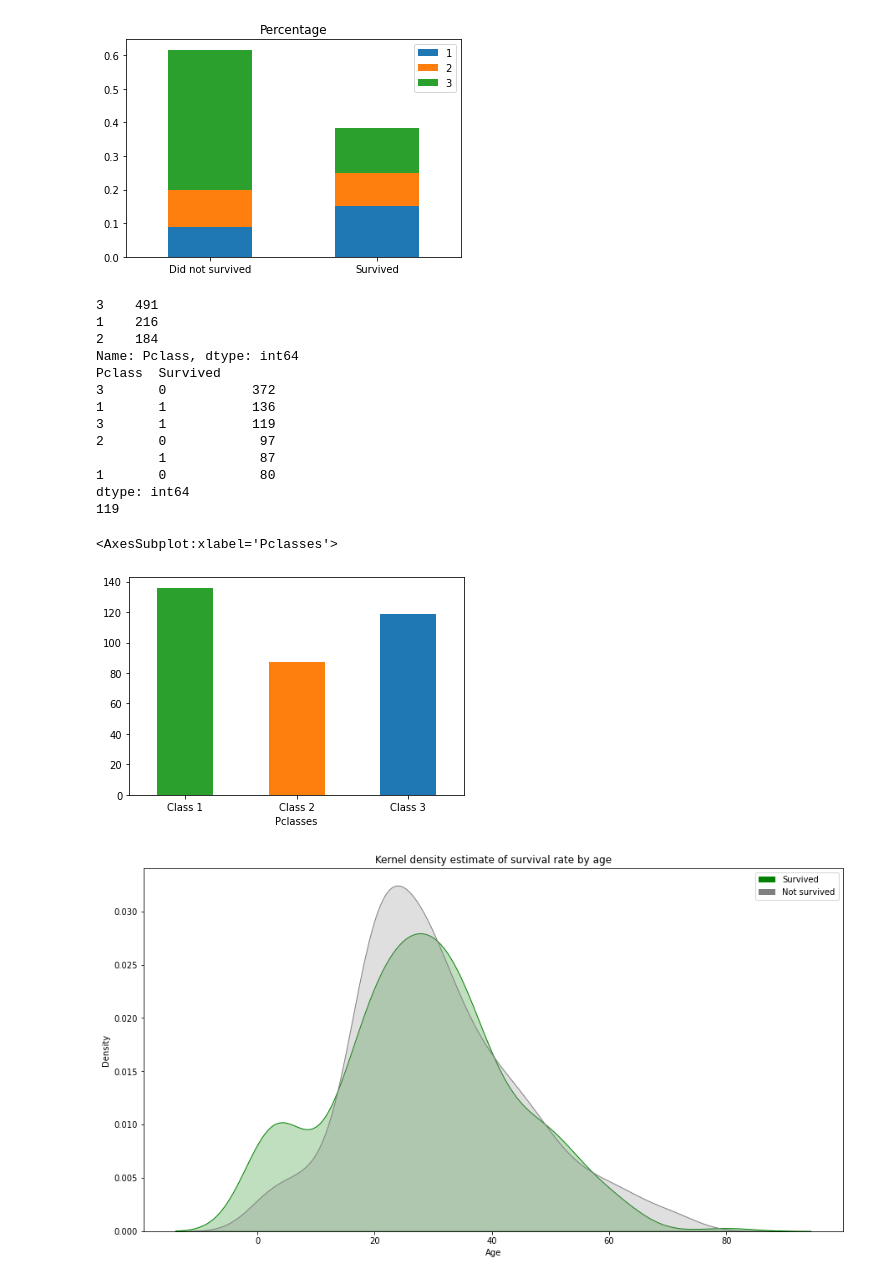
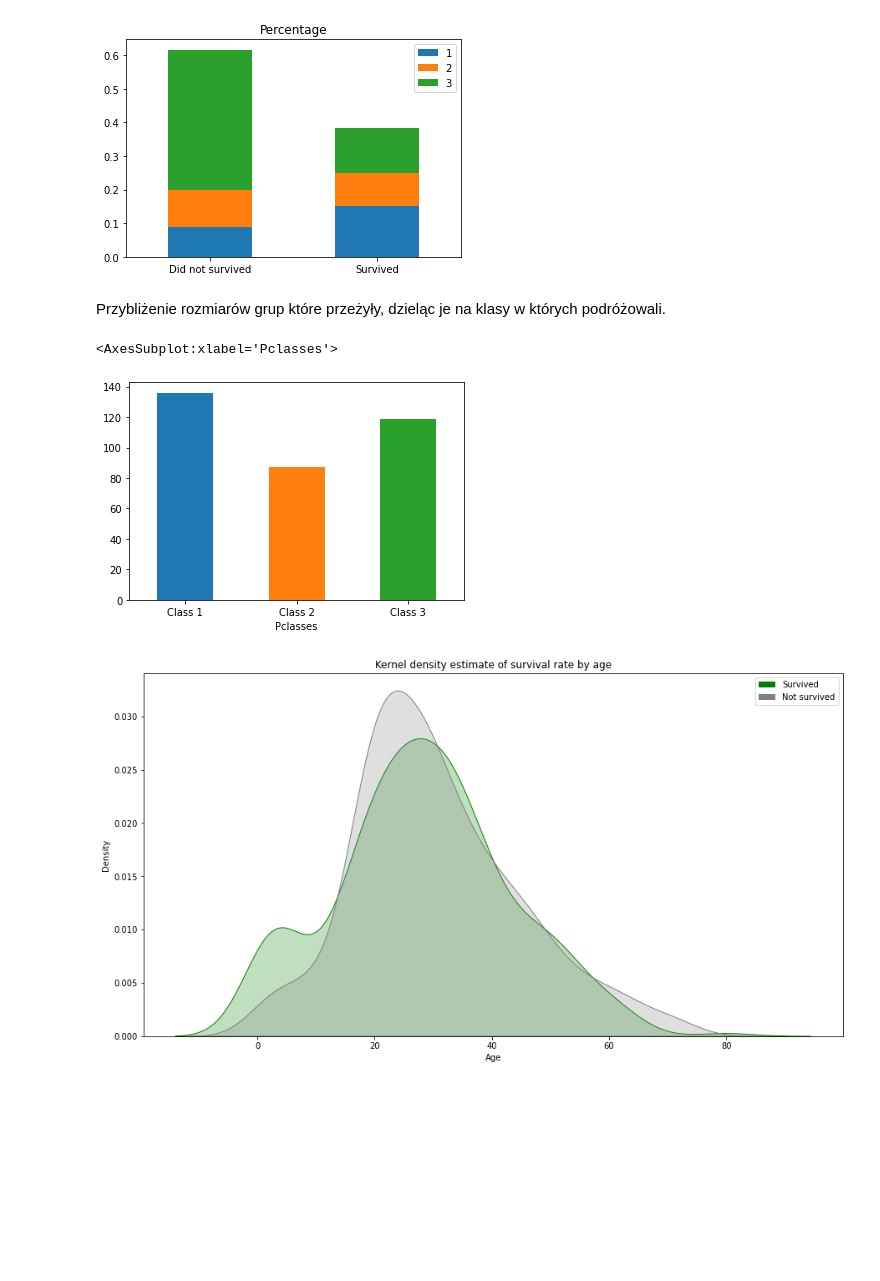
Before and after one commit to Physalium/PUMTitanic, a Jupyter notebook: titanicML.ipynb, the cells around one changed output. Drawn from its saved outputs; the diff is of its cells as text; code cells hidden in the pictures; blank space fills up the shorter version.

```diff
--- a/titanicML.ipynb
+++ b/titanicML.ipynb
@@ -161,40 +169,24 @@ survival_stacked_bar("Pclass")
 | Did not survived | 0.089787 | 0.108866 | 0.417508 |
 | Survived | 0.152637 | 0.097643 | 0.133558 |
 [figure]
+# %% [markdown]
+Przybliżenie rozmiarów grup które przeżyły, dzieląc je na klasy w których podróżowali.
 # %%
-print(train_df["Pclass"].value_counts())
-print(train_df[["Pclass","Survived"]].value_counts())
-print(train_df[["Pclass","Survived"]].groupby(['Pclass'], as_index=True).sum()._get_value(3,"Survived"))
-train_df["Pclass"].value_counts()
 tab=[]
 for i in range(1,4):
     tab.append(train_df[["Pclass","Survived"]].groupby(['Pclass'], as_index=True).sum()._get_value(i,"Survived"))
 
-tab
 
 df = pd.DataFrame({
     'Pclasses':['Class 1','Class 2','Class 3'],
     'val':tab,
 })
 df.plot.bar(color={
-    'val':['C2','C1','C0']
+    'val':['C0','C1','C2']
 },x='Pclasses',rot=0,legend=False)
 # %% [output]
-3    491
-1    216
-2    184
-Name: Pclass, dtype: int64
-Pclass  Survived
-3       0           372
-1       1           136
-3       1           119
-2       0            97
-        1            87
-1       0            80
-dtype: int64
-119
+<AxesSubplot:xlabel='Pclasses'>
-<AxesSubplot:xlabel='Pclasses'>
-[figure, old version]
+[figure, new version]
 # %%
 import seaborn as sns
 import matplotlib.patches as  mpatches
```
Also changed, not shown: parts of 10 cells of this notebook.
